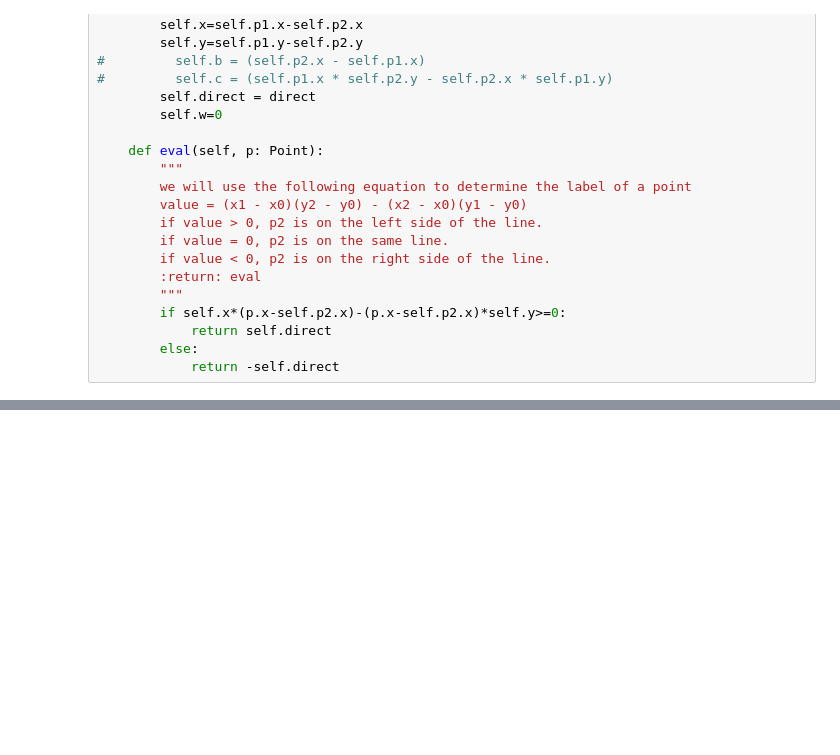
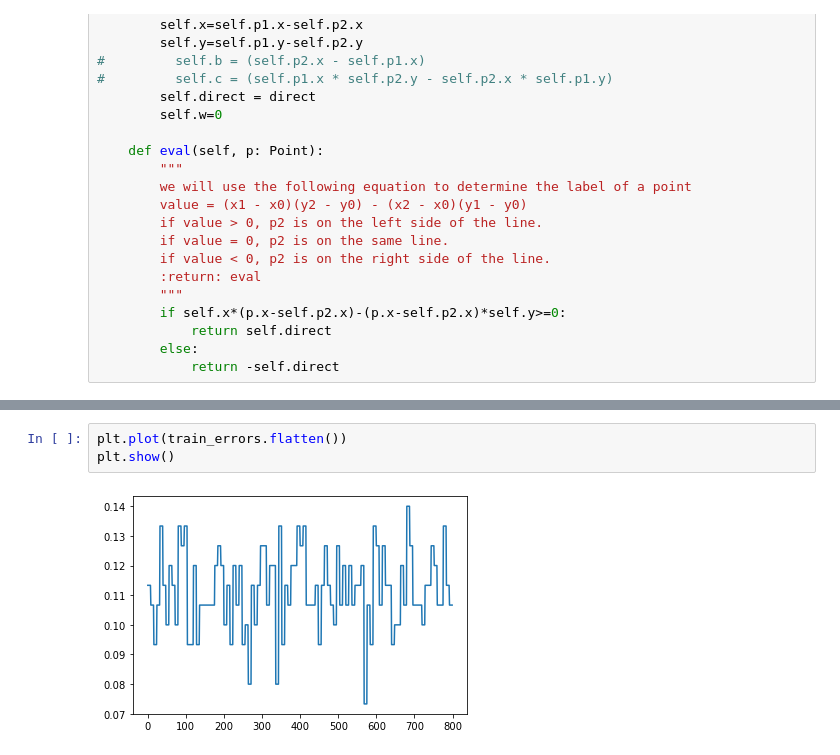
Before and after one commit to kggold4/machine-learning-assignments, a Jupyter notebook: adaboost.ipynb, the cells around one changed output, grey strips where cells are left out. Saved outputs shown, nothing was run; the diff lists cells and outputs as text; blank space fills up the shorter version.

```diff
--- a/adaboost.ipynb
+++ b/adaboost.ipynb
@@ -298,0 +266,5 @@ array([[0., 0., 0., 0., 0., 0., 0., 0.],
+# %%
+plt.plot(train_errors.flatten())
+plt.show()
+# %% [output]
+[figure, added]
```
Also changed, not shown: parts of 12 cells of this notebook, 1 other file.
